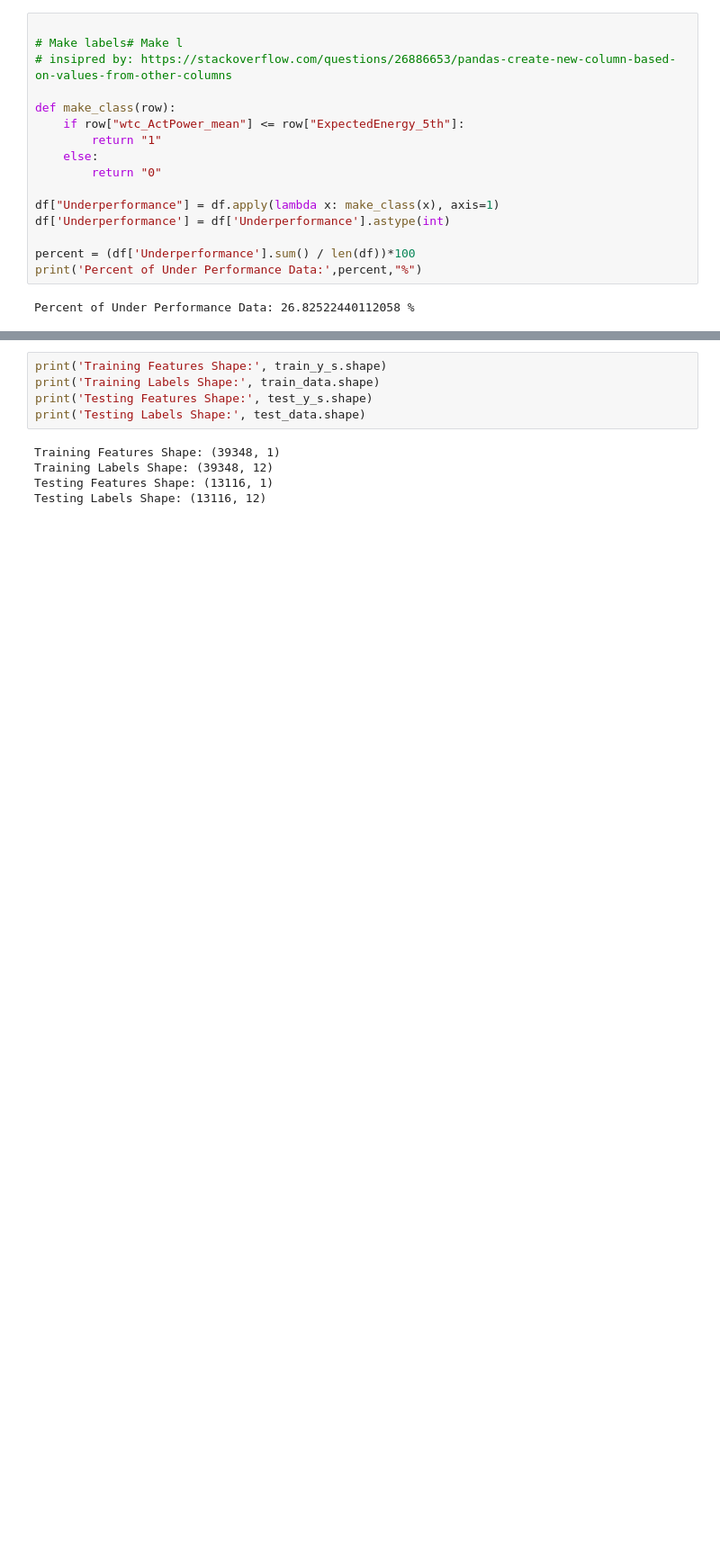
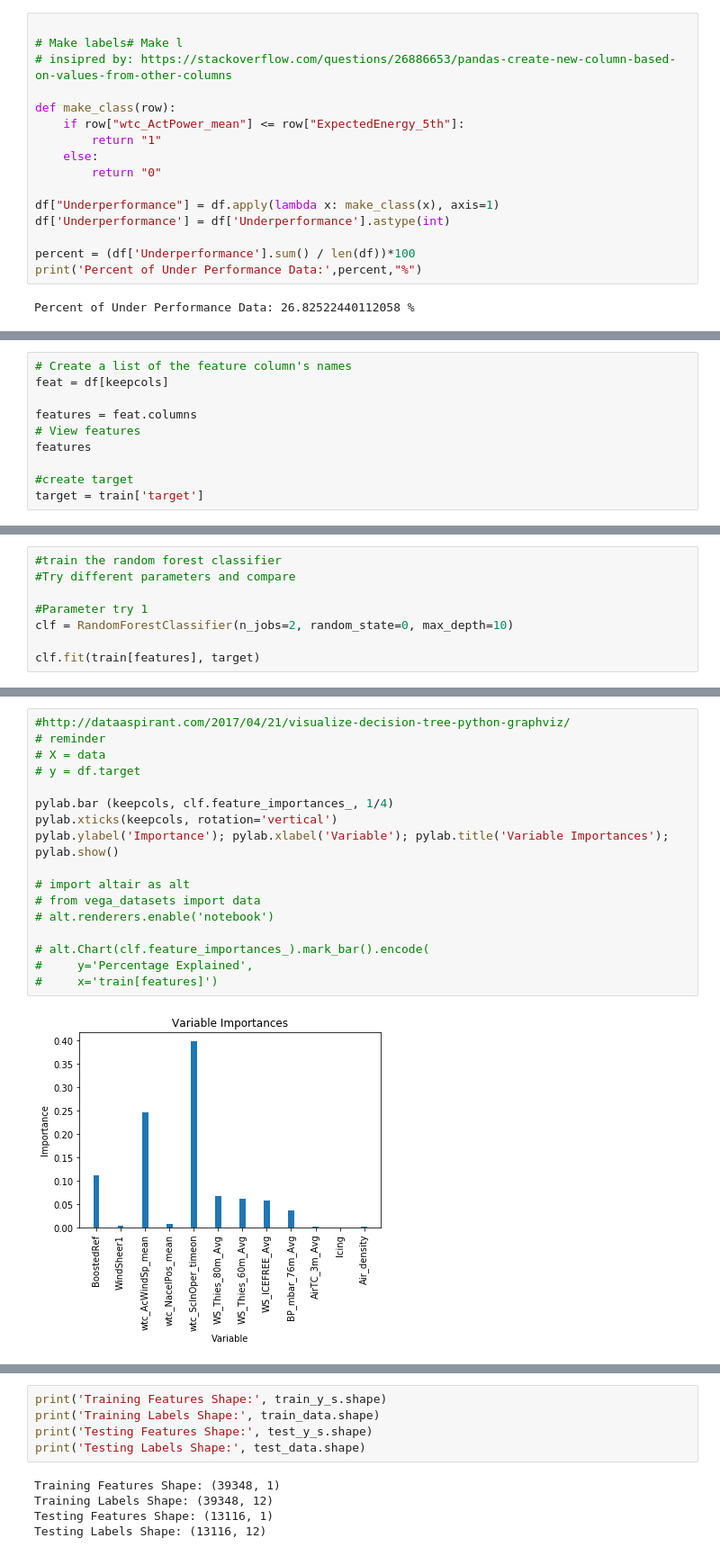
Before and after one commit to khthomas/Classificaiton_proj2, a Jupyter notebook: randomForest.ipynb, the cells around one changed output, grey strips where cells are left out. Shown at 90% size. Drawn from its saved outputs; the diff is of its cells as text; blank space fills up the shorter version.

```diff
--- a/randomForest.ipynb
+++ b/randomForest.ipynb
@@ -278,0 +309,10 @@ Index(['BoostedRef', 'WindSheer1', 'wtc_AcWindSp_mean', 'wtc_NacelPos_mean',
+# %%
+# Create a list of the feature column's names
+feat = df[keepcols]
+
+features = feat.columns
+# View features
+features
+
+#create target
+target = train['target']
@@ -278,0 +328,8 @@ Index(['BoostedRef', 'WindSheer1', 'wtc_AcWindSp_mean', 'wtc_NacelPos_mean',
+# %%
+#train the random forest classifier
+#Try different parameters and compare
+
+#Parameter try 1
+clf = RandomForestClassifier(n_jobs=2, random_state=0, max_depth=10)
+
+clf.fit(train[features], target)
@@ -278,0 +403,20 @@ Index(['BoostedRef', 'WindSheer1', 'wtc_AcWindSp_mean', 'wtc_NacelPos_mean',
+# %%
+#http://dataaspirant.com/2017/04/21/visualize-decision-tree-python-graphviz/
+# reminder
+# X = data
+# y = df.target
+
+pylab.bar (keepcols, clf.feature_importances_, 1/4)
+pylab.xticks(keepcols, rotation='vertical')
+pylab.ylabel('Importance'); pylab.xlabel('Variable'); pylab.title('Variable Importances');
+pylab.show()
+
+# import altair as alt
+# from vega_datasets import data
+# alt.renderers.enable('notebook')
+
+# alt.Chart(clf.feature_importances_).mark_bar().encode(
+#     y='Percentage Explained',
+#     x='train[features]')
+# %% [output]
+[figure, added]
```
Also changed, not shown: parts of 69 cells of this notebook.
